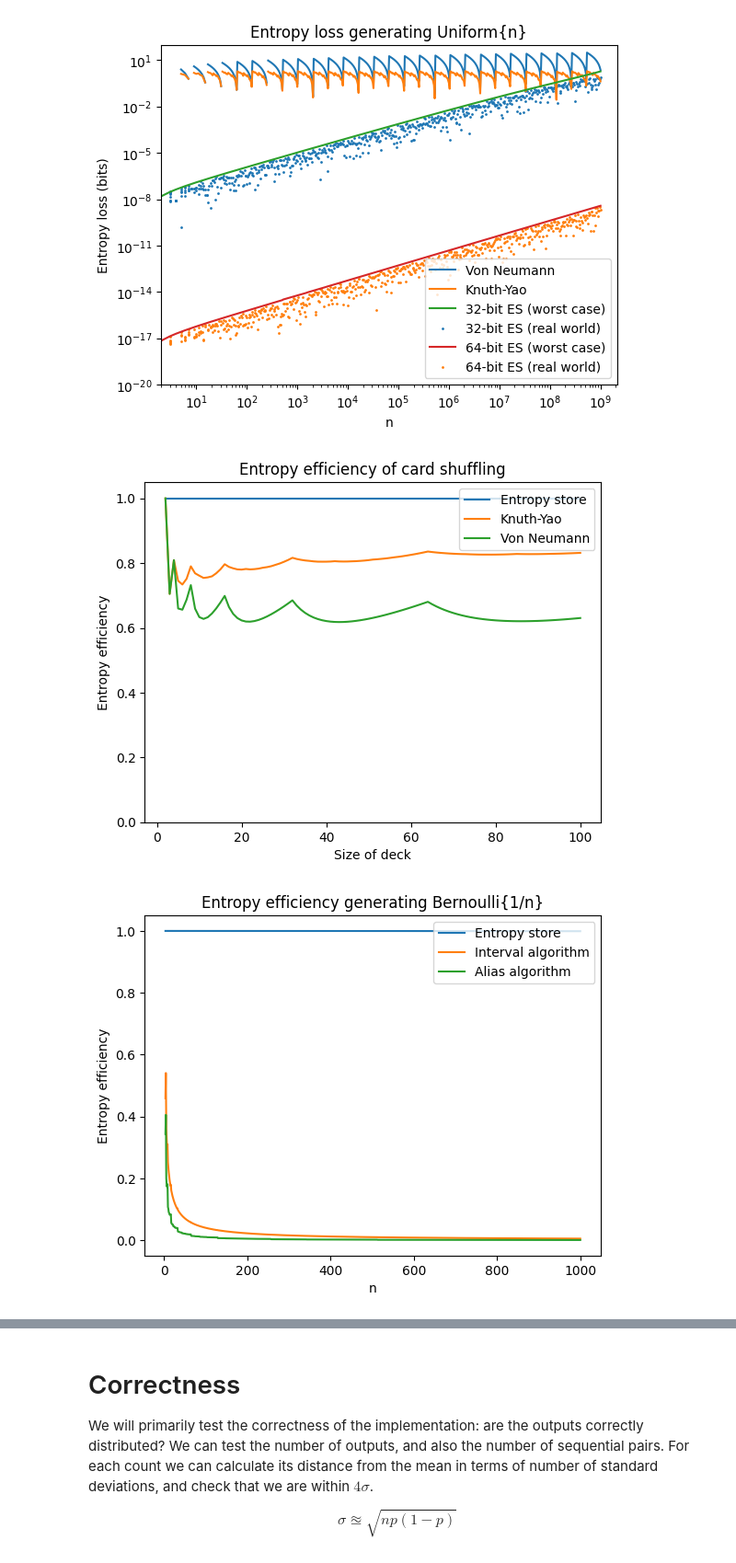
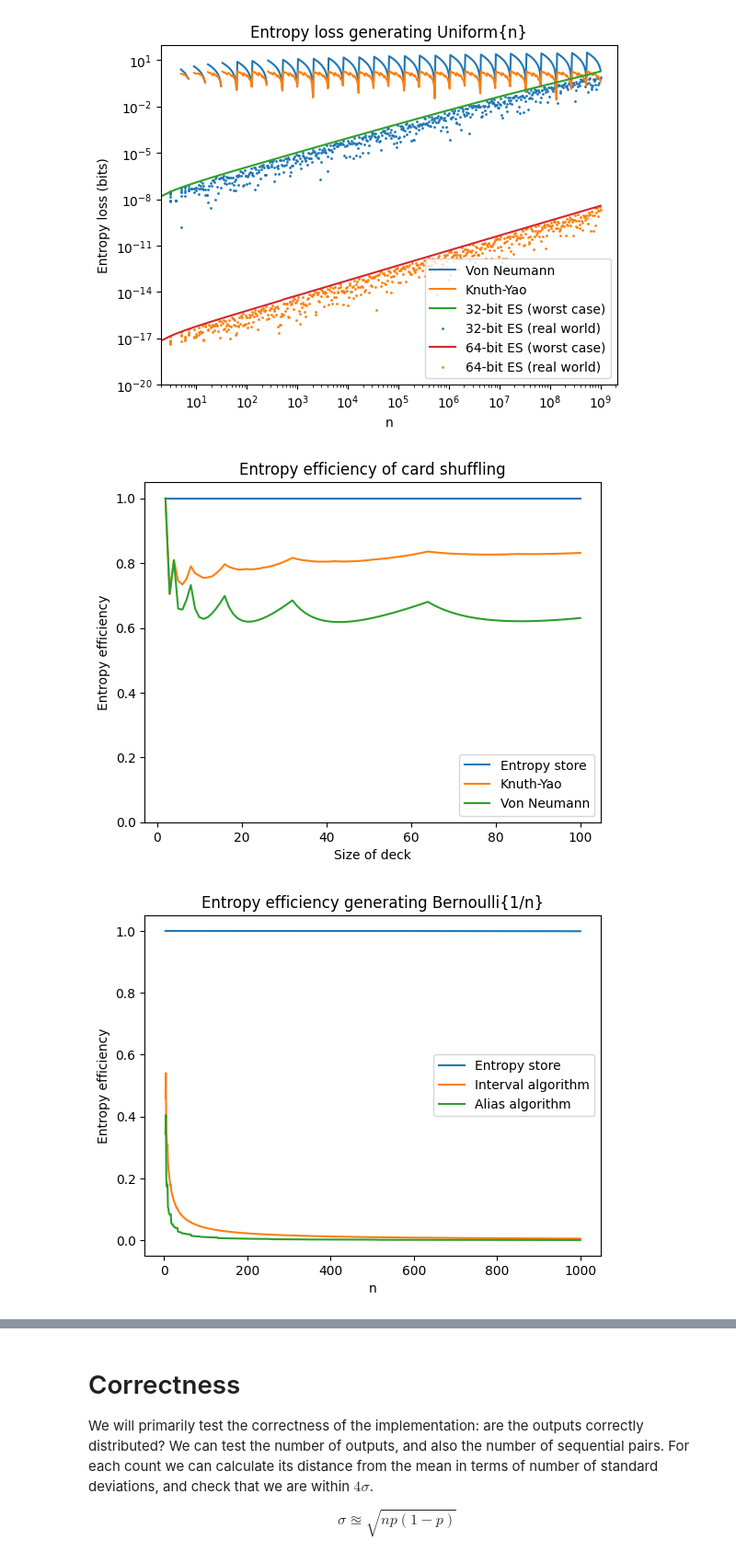
Before and after one commit to calum74/entropy, a Jupyter notebook: reference.ipynb, the cells around one changed output, grey strips where cells are left out. Shown at 92% size. Saved outputs shown, nothing was run; the diff lists cells and outputs as text; code cells hidden in the pictures.

```diff
--- a/reference.ipynb
+++ b/reference.ipynb
@@ -307,35 +357,35 @@ plt.ylim(0,1.05)
 plt.plot(numbers, es_efficiency, label='Entropy store')
 plt.plot(numbers, ky_efficiency, label='Knuth-Yao')
 plt.plot(numbers, vn_efficiency, label='Von Neumann')
-plt.legend(loc='upper right')
+plt.legend(loc='lower right')
 plt.savefig('shuffling_efficiency.png', dpi=600)
 plt.show()
 # %% [output]
-[figure, old version]
+[figure, new version]
 # %%
 series = range(3,1001)
 alias = AliasAlgorithm()
 ia = IntervalAlgorithm()
 alias_efficiency = [bernoulli_efficiency(alias)(n) for n in series]
 interval_efficiency = [bernoulli_efficiency(ia)(n) for n in series]
 es_efficiency = [bernoulli_efficiency(es32_worst)(n) for n in series]
 
 plt.clf()
 
 plt.title('Entropy efficiency generating Bernoulli{1/n}')
 
 plt.xlabel('n')
 plt.ylabel('Entropy efficiency')
 
 # plt.grid(True, which="both", ls="--")
 plt.plot(series, es_efficiency, label='Entropy store')
 plt.plot(series, interval_efficiency, label='Interval algorithm')
 plt.plot(series, alias_efficiency, label='Alias algorithm')
-plt.legend(loc='upper right')
+plt.legend(loc='center right')
 plt.savefig('bernoulli_efficiency.png', dpi=600)
 plt.show()
 # %% [output]
-[figure, old version]
+[figure, new version]
 # %%
 series = range(3,1001)
 es_output_rate = [1/es32_worst.bernoulli_entropy(1/n) for n in series]
```
Also changed, not shown: parts of 14 cells of this notebook, 4 other files.
